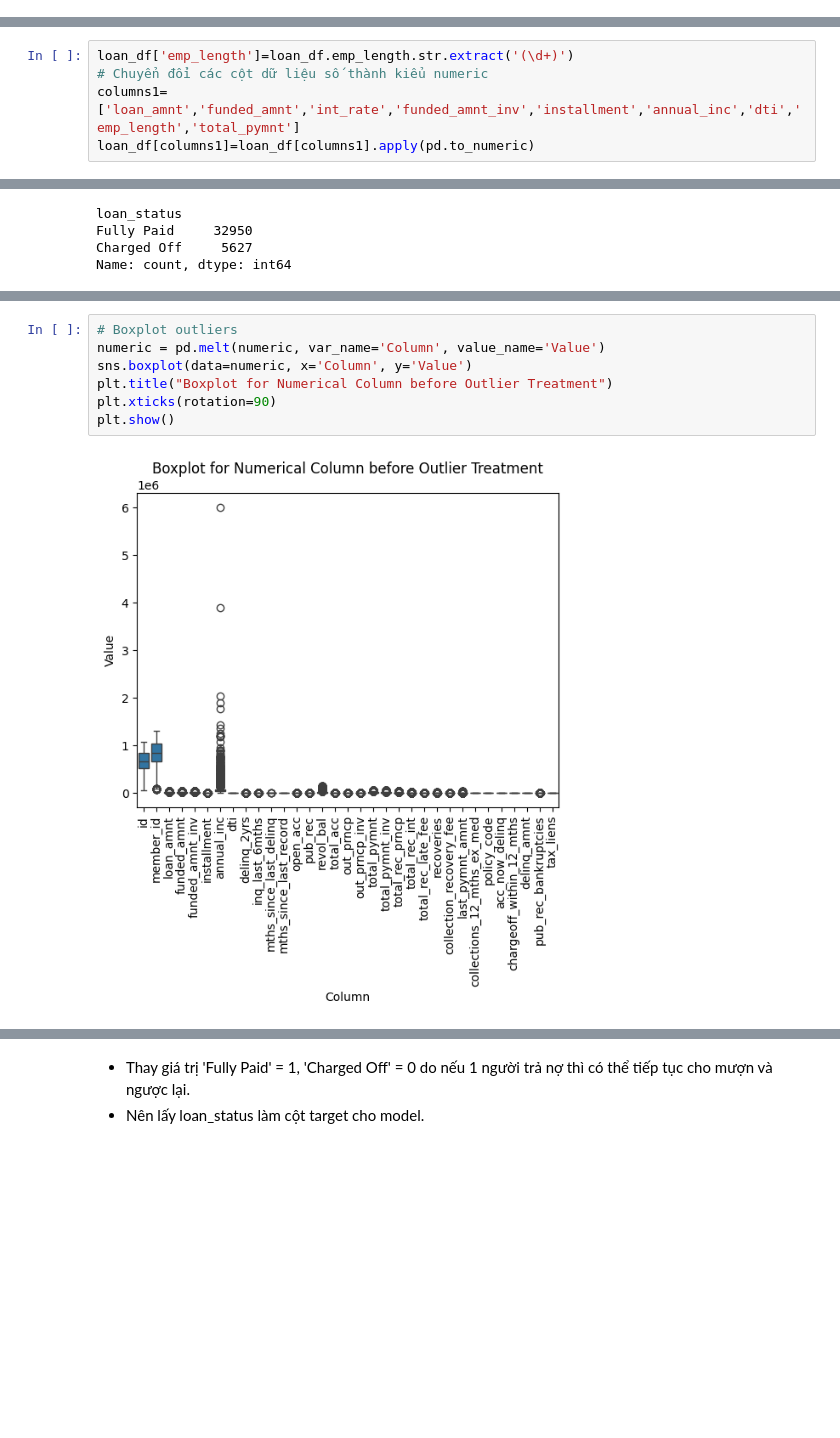
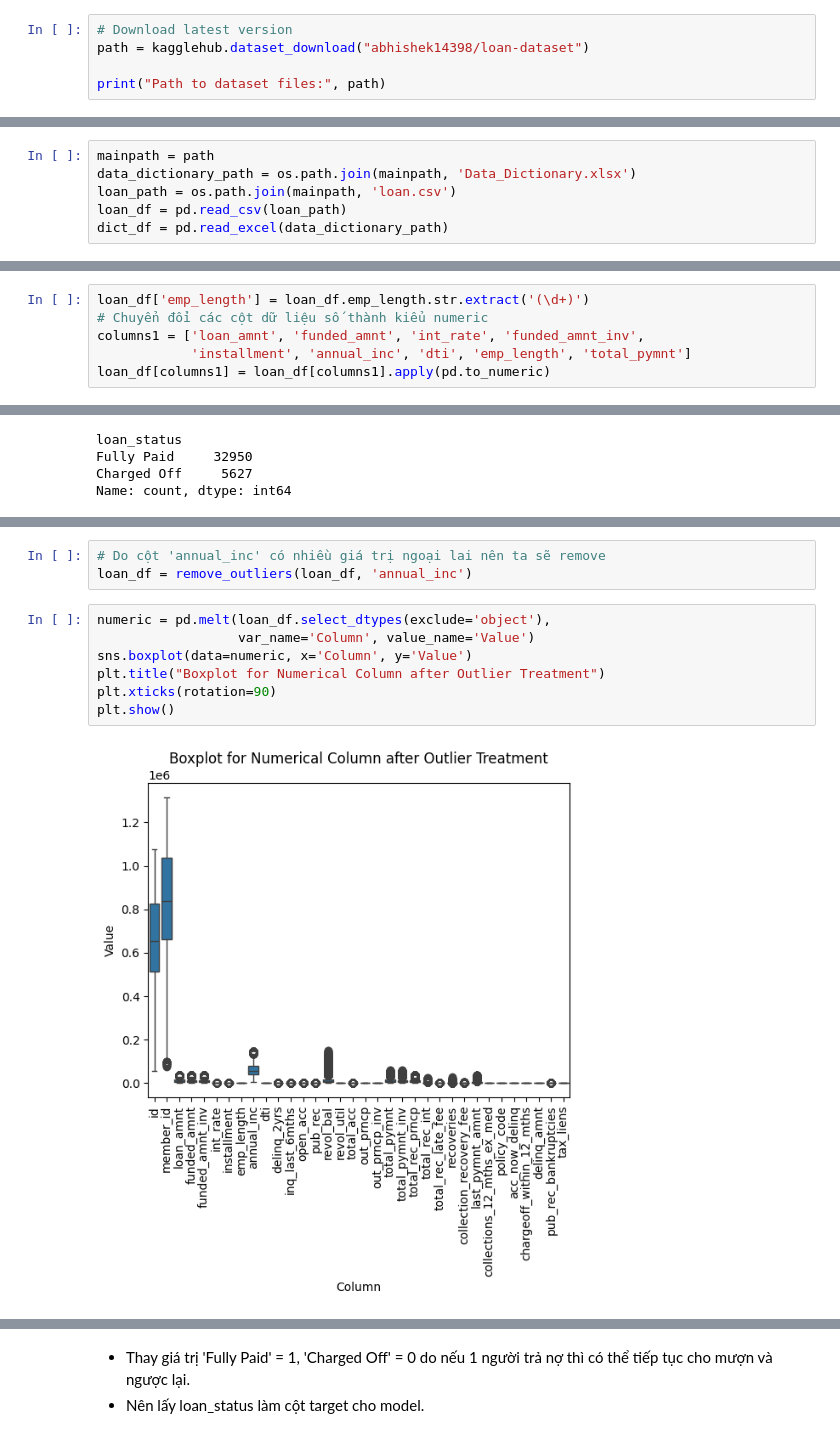
Before and after one commit to Meanliss/Project-midterm, a Jupyter notebook: MIDTERM.ipynb, the cells around one changed output, grey strips where cells are left out. Drawn from its saved outputs; the diff is of its cells as text; blank space fills up the shorter version.

```diff
--- a/MIDTERM.ipynb
+++ b/MIDTERM.ipynb
@@ -44,0 +52,5 @@ Length: 111, dtype: object
+# %%
+# Download latest version
+path = kagglehub.dataset_download("abhishek14398/loan-dataset")
+
+print("Path to dataset files:", path)
@@ -44,0 +66,6 @@ Length: 111, dtype: object
+# %%
+mainpath = path
+data_dictionary_path = os.path.join(mainpath, 'Data_Dictionary.xlsx')
+loan_path = os.path.join(mainpath, 'loan.csv')
+loan_df = pd.read_csv(loan_path)
+dict_df = pd.read_excel(data_dictionary_path)
@@ -91,8 +140,9 @@ loan_df['revol_util'] = loan_df['revol_util'].str.rstrip('%').astype(float)
 # %%
-loan_df['emp_length']=loan_df.emp_length.str.extract('(\d+)')
+loan_df['emp_length'] = loan_df.emp_length.str.extract('(\d+)')
 # Chuyển đổi các cột dữ liệu số thành kiểu numeric
-columns1=['loan_amnt','funded_amnt','int_rate','funded_amnt_inv','installment','annual_inc','dti','emp_length','total_pymnt']
-loan_df[columns1]=loan_df[columns1].apply(pd.to_numeric)
+columns1 = ['loan_amnt', 'funded_amnt', 'int_rate', 'funded_amnt_inv',
+            'installment', 'annual_inc', 'dti', 'emp_length', 'total_pymnt']
+loan_df[columns1] = loan_df[columns1].apply(pd.to_numeric)
 # %%
 # Loại bỏ giá trị 'Current' trong cột 'loan_status' do vẫn còn trong thời hạn mượn nợ
 loan_df = loan_df[loan_df.loan_status != "Current"]
@@ -138,12 +218,15 @@ loan_df = pd.concat([df_imputed, df], axis=1)
+# %%
+# Do cột 'annual_inc' có nhiều giá trị ngoại lai nên ta sẽ remove
+loan_df = remove_outliers(loan_df, 'annual_inc')
 # %%
-# Boxplot outliers
-numeric = pd.melt(numeric, var_name='Column', value_name='Value')
+numeric = pd.melt(loan_df.select_dtypes(exclude='object'),
+                  var_name='Column', value_name='Value')
 sns.boxplot(data=numeric, x='Column', y='Value')
-plt.title("Boxplot for Numerical Column before Outlier Treatment")
+plt.title("Boxplot for Numerical Column after Outlier Treatment")
 plt.xticks(rotation=90)
 plt.show()
 # %% [output]
-[figure, old version]
+[figure, new version]
 # %%
 loan_df.describe()
 # %% [output]
```
Also changed, not shown: parts of 99 cells of this notebook.
